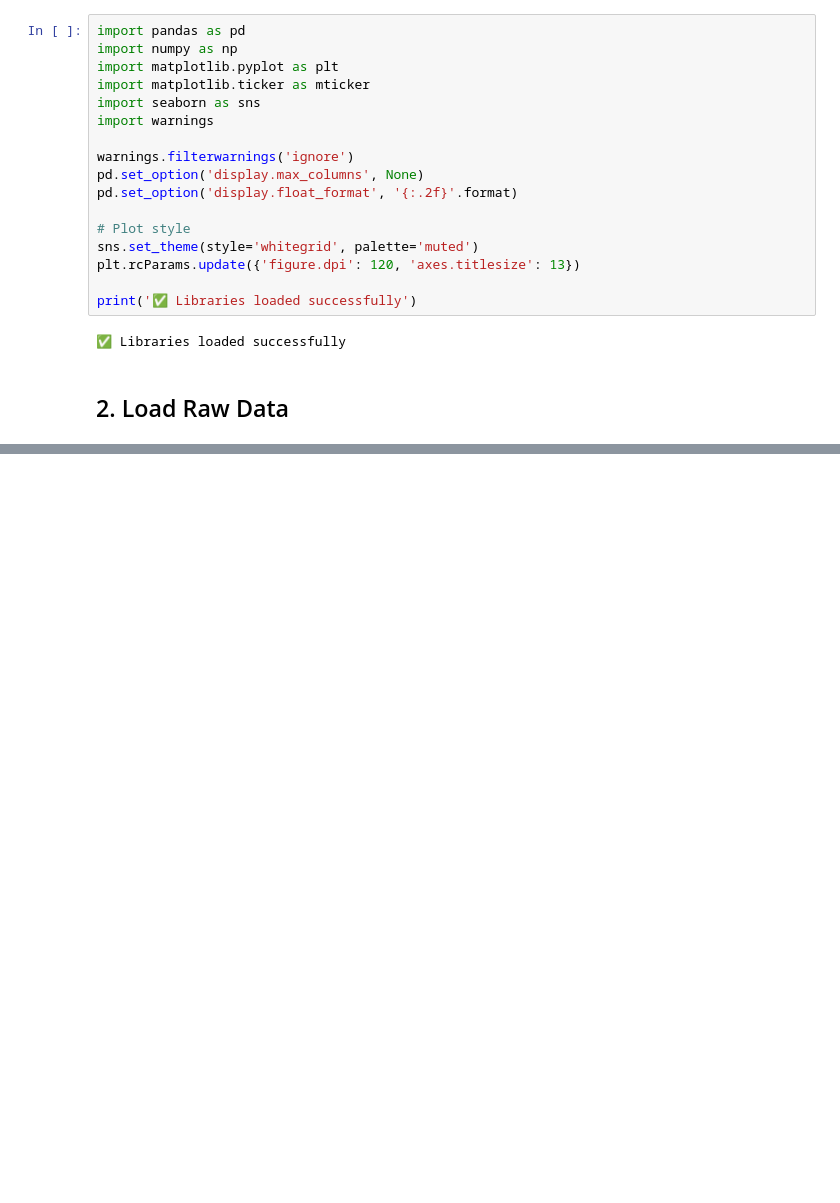
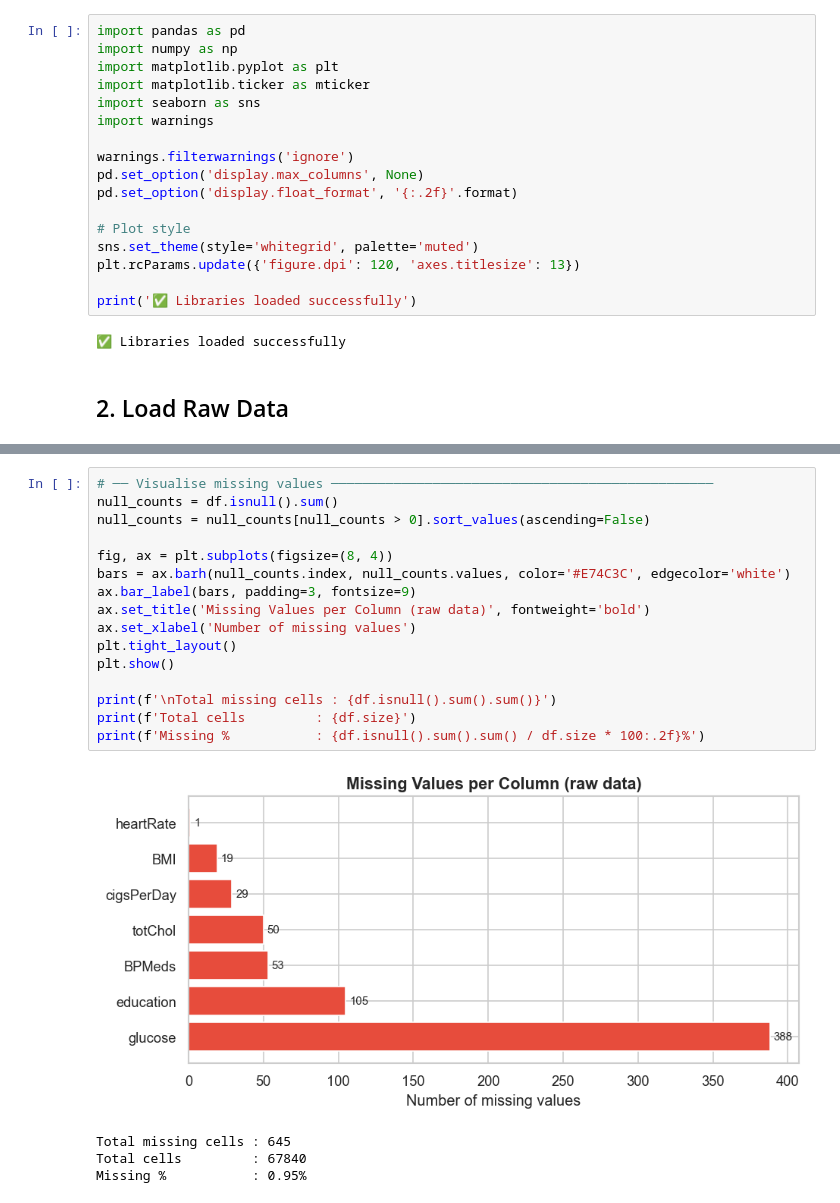
Before and after one commit to AhamedNismi-2000/framingham_heart_risk_analysis, a Jupyter notebook: Data_Clean/data_cleaning.ipynb, the cells around one changed output, grey strips where cells are left out. Cells and saved outputs as stored; diff of their text form; blank space fills up the shorter version.

Commit message:
Visualise missing values

```diff
--- a/Data_Clean/data_cleaning.ipynb
+++ b/Data_Clean/data_cleaning.ipynb
@@ -69,0 +121,21 @@ Cols : 16
+# %%
+# ── Visualise missing values ─────────────────────────────────────────────────
+null_counts = df.isnull().sum()
+null_counts = null_counts[null_counts > 0].sort_values(ascending=False)
+
+fig, ax = plt.subplots(figsize=(8, 4))
+bars = ax.barh(null_counts.index, null_counts.values, color='#E74C3C', edgecolor='white')
+ax.bar_label(bars, padding=3, fontsize=9)
+ax.set_title('Missing Values per Column (raw data)', fontweight='bold')
+ax.set_xlabel('Number of missing values')
+plt.tight_layout()
+plt.show()
+
+print(f'\nTotal missing cells : {df.isnull().sum().sum()}')
+print(f'Total cells         : {df.size}')
+print(f'Missing %           : {df.isnull().sum().sum() / df.size * 100:.2f}%')
+# %% [output]
+[figure, added]
+Total missing cells : 645
+Total cells         : 67840
+Missing %           : 0.95%
```
Also changed, not shown: parts of 4 cells of this notebook.
